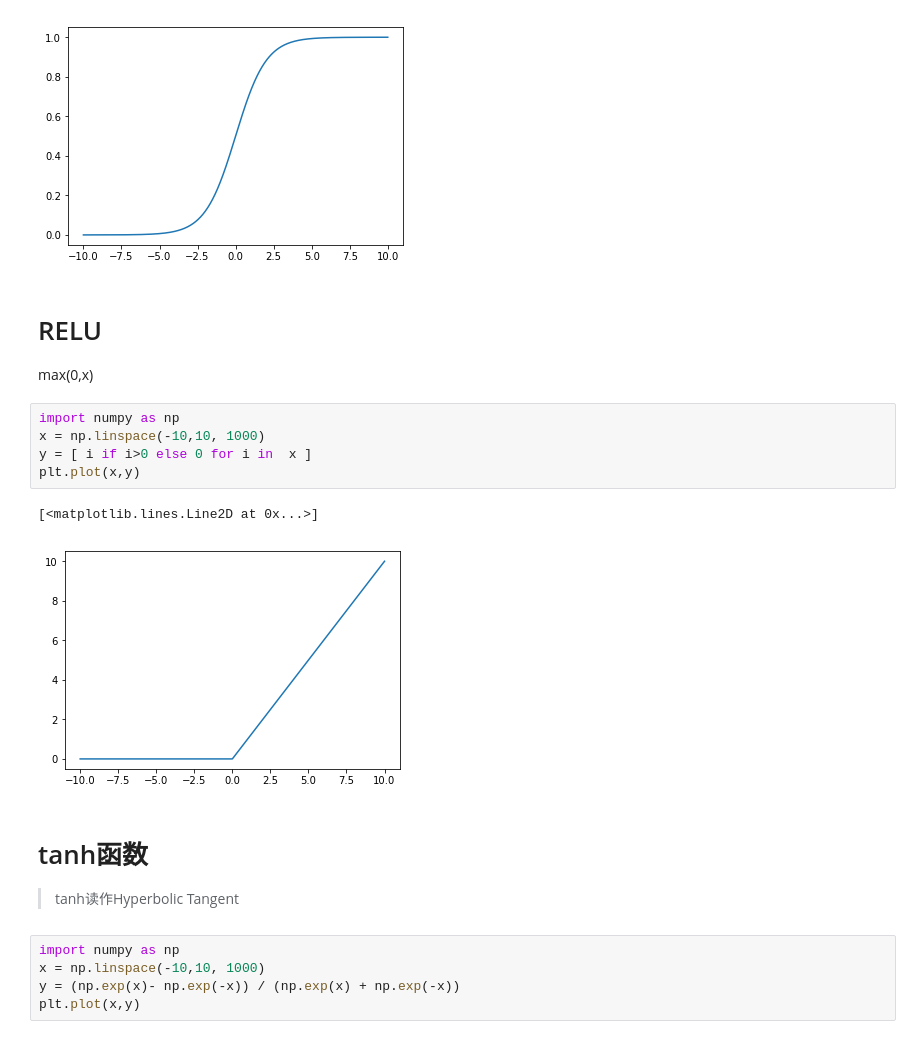
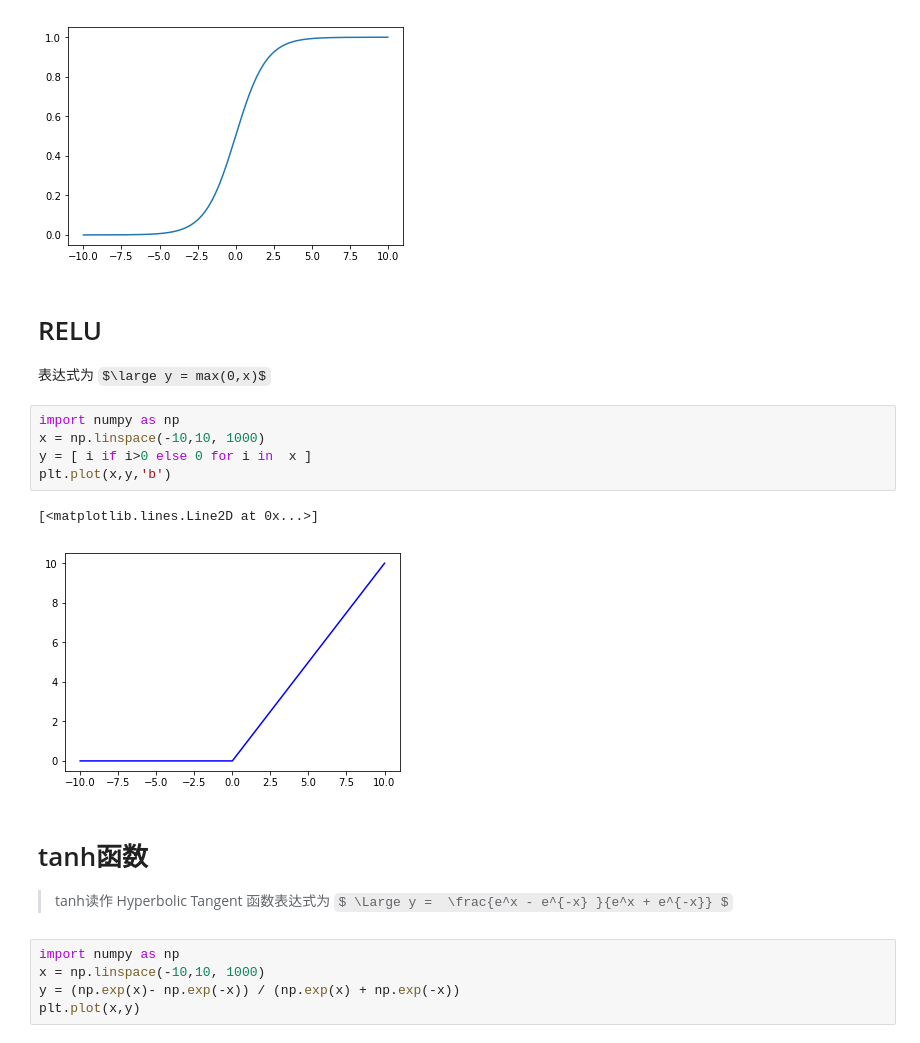
Before and after one commit to allamtb/notebook, a Jupyter notebook: tensorflow/matplotlib+numpy画激活函数图形.ipynb, the cells around one changed output. Drawn from its saved outputs; the diff is of its cells as text; some formulas as TeX source.

```diff
--- a/tensorflow/tensorflow 激活函数图像.ipynb
+++ b/tensorflow/matplotlib+numpy画激活函数图形.ipynb
@@ -17,19 +20,20 @@ plt.plot(x,y)
 # %% [markdown]
 # RELU
 
-   max(0,x)
+  表达式为 $\large y = max(0,x)$
 # %%
 import numpy as np
 x = np.linspace(-10,10, 1000)
 y = [ i if i>0 else 0 for i in  x ]
-plt.plot(x,y)
+plt.plot(x,y,'b')
 # %% [output]
 [<matplotlib.lines.Line2D at 0x...>]
-[figure, old version]
+[figure, new version]
-# %% [markdown]
-# tanh函数
-
- >tanh读作Hyperbolic Tangent
+# %% [markdown]
+# tanh函数
+
+ > tanh读作 Hyperbolic Tangent
+  函数表达式为 $ \Large y =  \frac{e^x - e^{-x} }{e^x + e^{-x}} $
 # %%
 import numpy as np
 x = np.linspace(-10,10, 1000)
```
Also changed, not shown: parts of 6 cells of this notebook.
